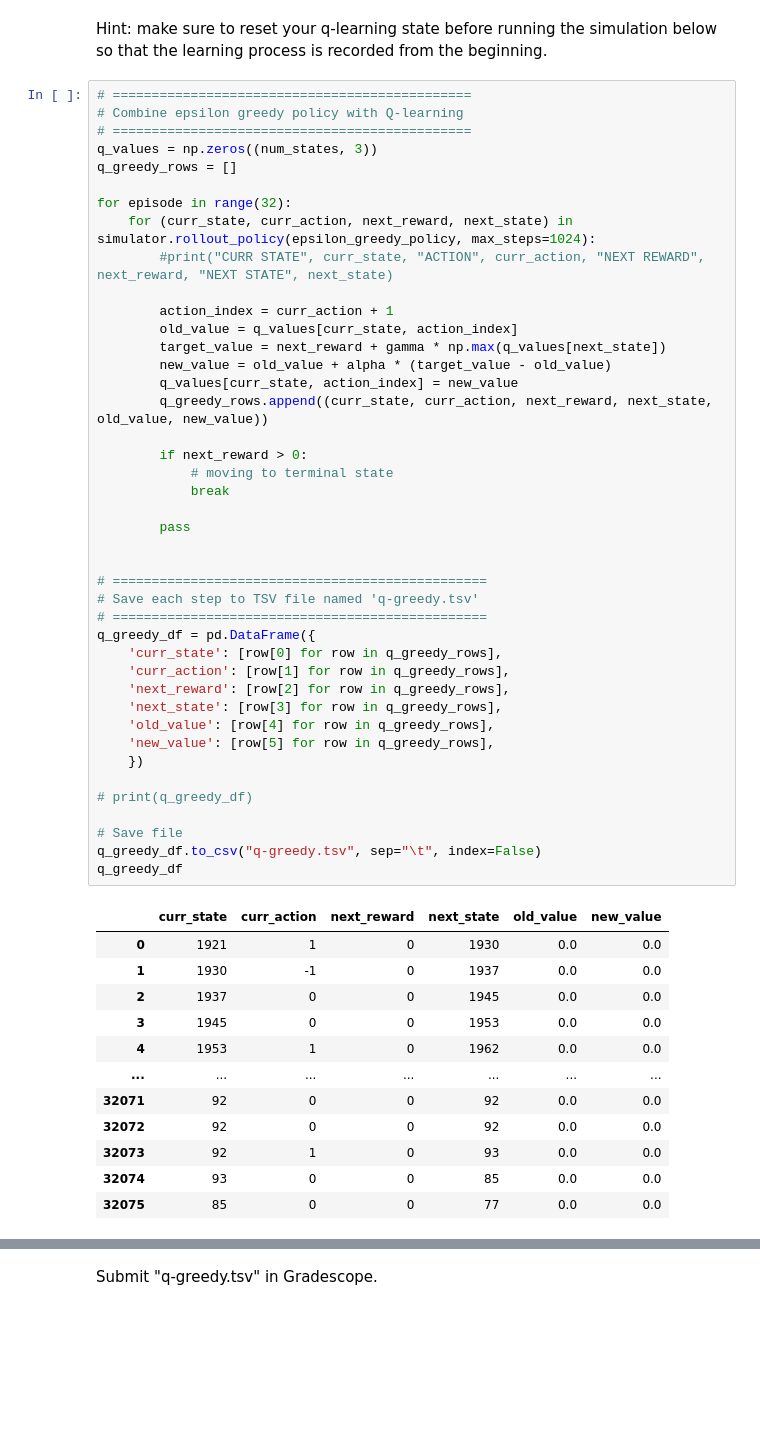
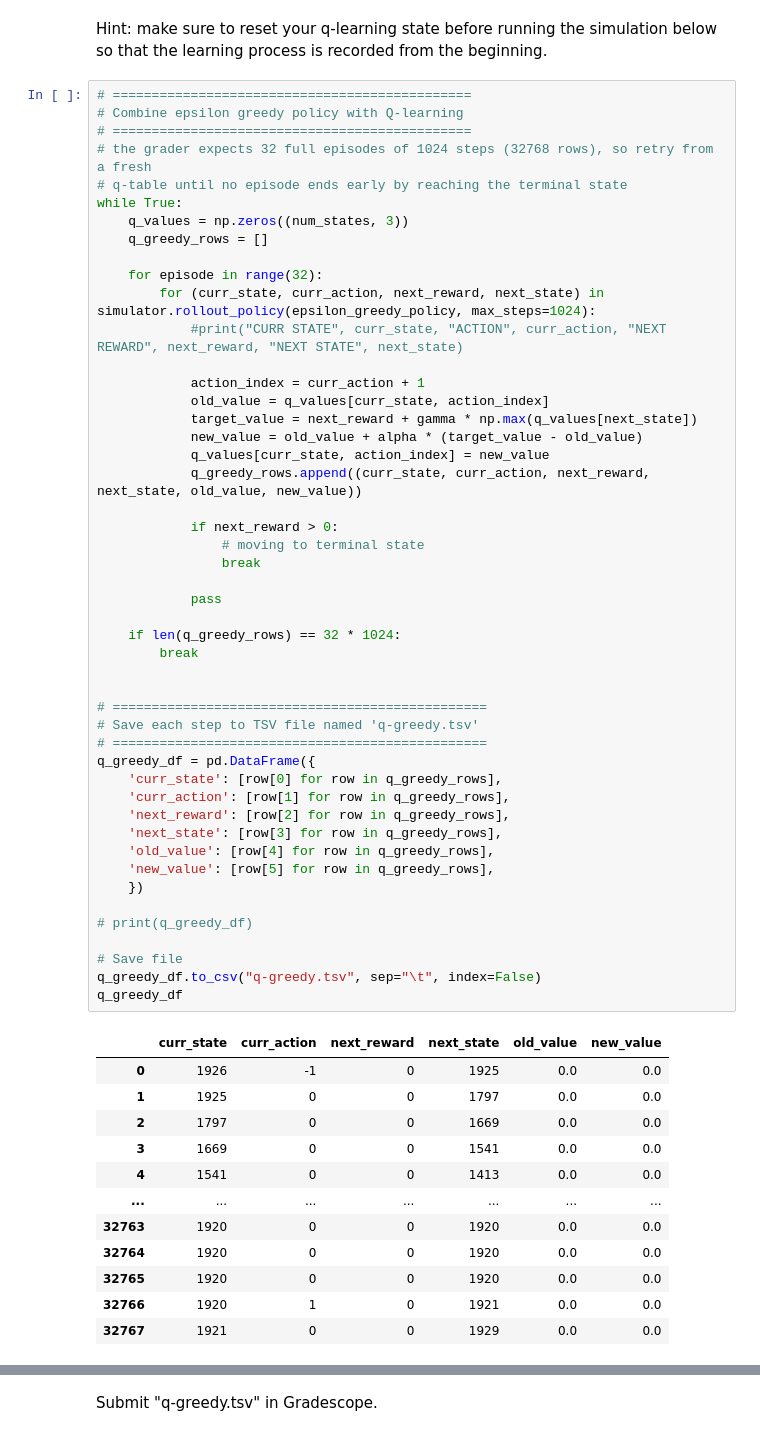
Before and after one commit to veniola/dx704-project-08, a Jupyter notebook: dx704-project-08.ipynb, the cells around one changed output, grey strips where cells are left out. Drawn from its saved outputs; the diff is of its cells as text; blank space fills up the shorter version.

```diff
--- a/dx704-project-08.ipynb
+++ b/dx704-project-08.ipynb
@@ -298,55 +298,61 @@ Hint: make sure to reset your q-learning state before running the simulation bel
 # %%
 # ==============================================
 # Combine epsilon greedy policy with Q-learning
 # ==============================================
-q_values = np.zeros((num_states, 3))
-q_greedy_rows = []
+# the grader expects 32 full episodes of 1024 steps (32768 rows), so retry from a fresh
+# q-table until no episode ends early by reaching the terminal state
+while True:
+    q_values = np.zeros((num_states, 3))
+    q_greedy_rows = []
 
-for episode in range(32):
-    for (curr_state, curr_action, next_reward, next_state) in simulator.rollout_policy(epsilon_greedy_policy, max_steps=1024):
-        #print("CURR STATE", curr_state, "ACTION", curr_action, "NEXT REWARD", next_reward, "NEXT STATE", next_state)
+    for episode in range(32):
+        for (curr_state, curr_action, next_reward, next_state) in simulator.rollout_policy(epsilon_greedy_policy, max_steps=1024):
+            #print("CURR STATE", curr_state, "ACTION", curr_action, "NEXT REWARD", next_reward, "NEXT STATE", next_state)
 
-        action_index = curr_action + 1
-        old_value = q_values[curr_state, action_index]
-        target_value = next_reward + gamma * np.max(q_values[next_state])
-        new_value = old_value + alpha * (target_value - old_value)
-        q_values[curr_state, action_index] = new_value
-        q_greedy_rows.append((curr_state, curr_action, next_reward, next_state, old_value, new_value))
+            action_index = curr_action + 1
+            old_value = q_values[curr_state, action_index]
+            target_value = next_reward + gamma * np.max(q_values[next_state])
+            new_value = old_value + alpha * (target_value - old_value)
+            q_values[curr_state, action_index] = new_value
+            q_greedy_rows.append((curr_state, curr_action, next_reward, next_state, old_value, new_value))
 
-        if next_reward > 0:
-            # moving to terminal state
-            break
+            if next_reward > 0:
+                # moving to terminal state
+                break
 
-        pass
+            pass
+
+    if len(q_greedy_rows) == 32 * 1024:
+        break
 
 
 # ================================================
 # Save each step to TSV file named 'q-greedy.tsv'
 # ================================================
 q_greedy_df = pd.DataFrame({
     'curr_state': [row[0] for row in q_greedy_rows],
     'curr_action': [row[1] for row in q_greedy_rows],
     'next_reward': [row[2] for row in q_greedy_rows],
     'next_state': [row[3] for row in q_greedy_rows],
     'old_value': [row[4] for row in q_greedy_rows],
     'new_value': [row[5] for row in q_greedy_rows],
     })
 
 # print(q_greedy_df)
 
 # Save file
 q_greedy_df.to_csv("q-greedy.tsv", sep="\t", index=False)
 q_greedy_df
 # %% [output]
 |  | curr_state | curr_action | next_reward | next_state | old_value | new_value |
-| 0 | 1921 | 1 | 0 | 1930 | 0.0 | 0.0 |
-| 1 | 1930 | -1 | 0 | 1937 | 0.0 | 0.0 |
-| 2 | 1937 | 0 | 0 | 1945 | 0.0 | 0.0 |
-| 3 | 1945 | 0 | 0 | 1953 | 0.0 | 0.0 |
-| 4 | 1953 | 1 | 0 | 1962 | 0.0 | 0.0 |
+| 0 | 1926 | -1 | 0 | 1925 | 0.0 | 0.0 |
+| 1 | 1925 | 0 | 0 | 1797 | 0.0 | 0.0 |
+| 2 | 1797 | 0 | 0 | 1669 | 0.0 | 0.0 |
+| 3 | 1669 | 0 | 0 | 1541 | 0.0 | 0.0 |
+| 4 | 1541 | 0 | 0 | 1413 | 0.0 | 0.0 |
 | ... | ... | ... | ... | ... | ... | ... |
-| 32071 | 92 | 0 | 0 | 92 | 0.0 | 0.0 |
-| 32072 | 92 | 0 | 0 | 92 | 0.0 | 0.0 |
-| 32073 | 92 | 1 | 0 | 93 | 0.0 | 0.0 |
-| 32074 | 93 | 0 | 0 | 85 | 0.0 | 0.0 |
-| 32075 | 85 | 0 | 0 | 77 | 0.0 | 0.0 |
+| 32763 | 1920 | 0 | 0 | 1920 | 0.0 | 0.0 |
+| 32764 | 1920 | 0 | 0 | 1920 | 0.0 | 0.0 |
+| 32765 | 1920 | 0 | 0 | 1920 | 0.0 | 0.0 |
+| 32766 | 1920 | 1 | 0 | 1921 | 0.0 | 0.0 |
+| 32767 | 1921 | 0 | 0 | 1929 | 0.0 | 0.0 |
```
Also changed, not shown: parts of 5 cells of this notebook, 5 other files.
